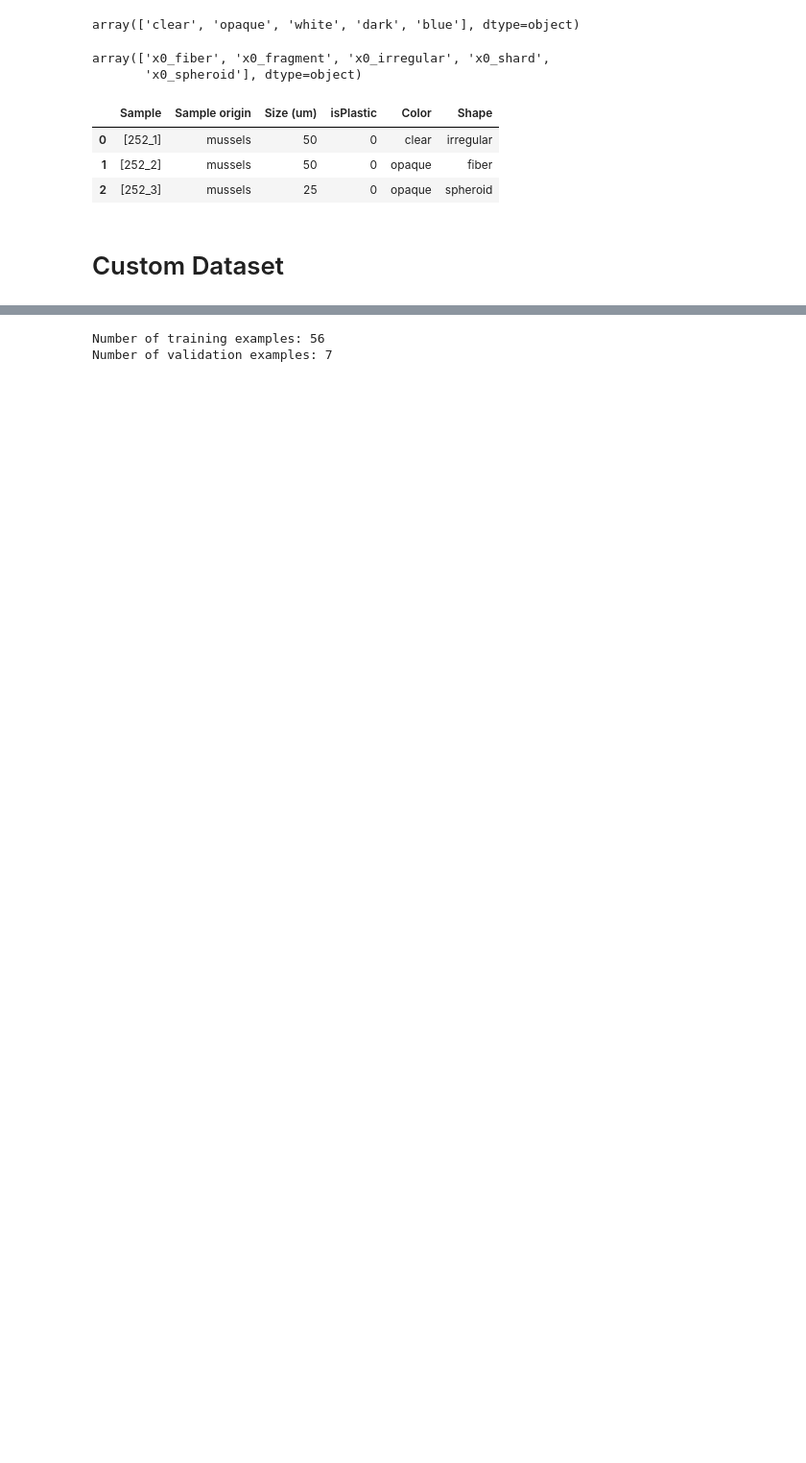
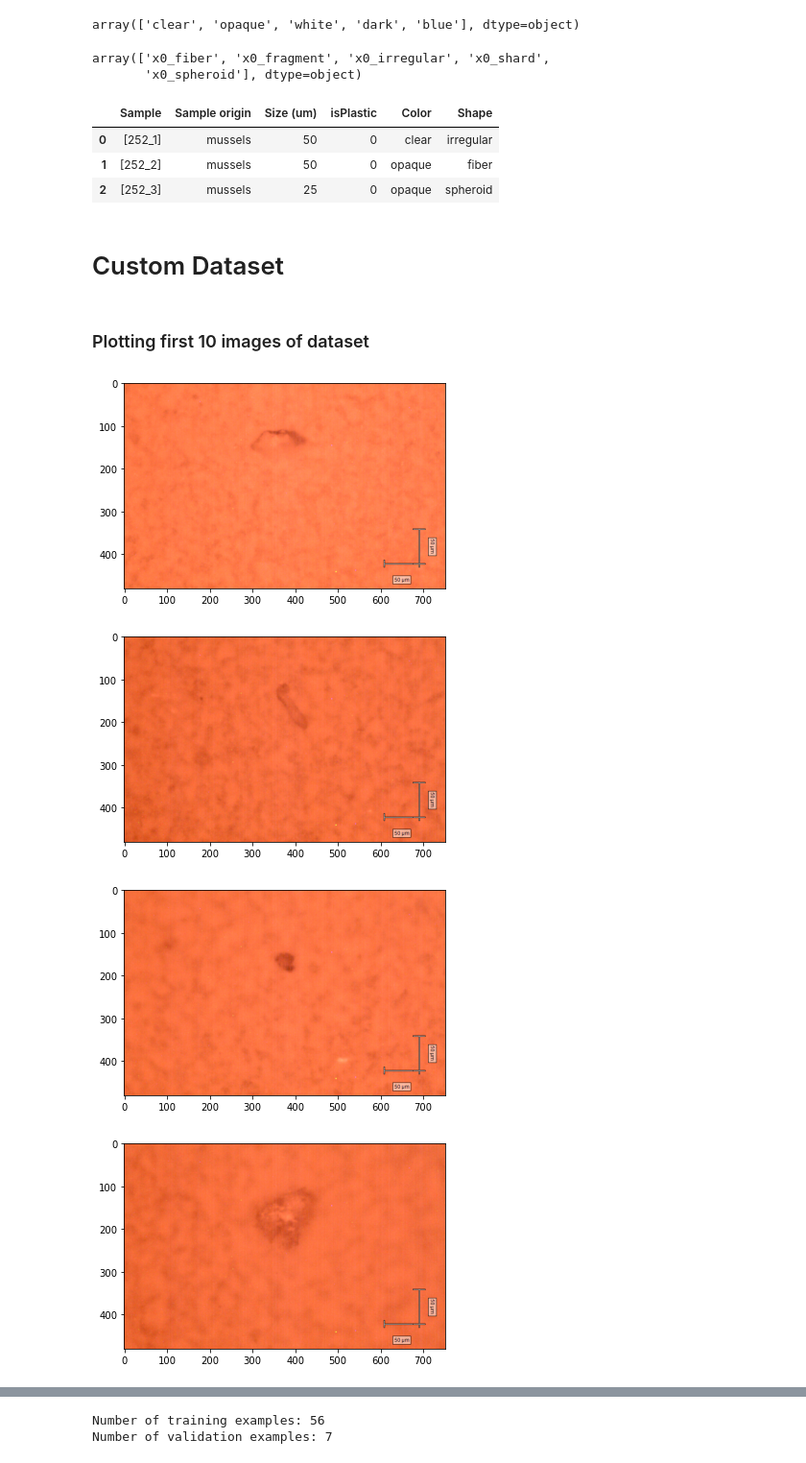
Before and after one commit to Fantastic-Microplastic-Machine/FmPM, a Jupyter notebook: fmpm/will/clean_and_class.ipynb, the cells around one changed output, grey strips where cells are left out. Shown at 96% size. Saved outputs shown, nothing was run; the diff lists cells and outputs as text; code cells hidden in the pictures; blank space fills up the shorter version.

```diff
--- a/fmpm/will/clean_and_class.ipynb
+++ b/fmpm/will/clean_and_class.ipynb
@@ -118,46 +120,63 @@ labels.head(3)
 # Custom Dataset
 # %%
 class tenX_dataset(torch.utils.data.Dataset):
-    """"""
+    """Class inherited from torch Dataset. Required methods are, init,
+    len, and getitem."""
 
     #Initializes dataset. Is only used once during the creating on a 'tenX_dataset' class
     #transform is an optional parameter, it defaults to none if nothing is passed into the class
     def __init__(self, labels_frame, image_dir, transform):
-        'Initialization'
+        """initializes an instance of the class. Here we store 4 variables
+        in the class. Calling init just looks like dataset = tenX_dataset(lables, 'image_folder', transform).
+
+        labels: altered version of csv file
+        image_dir: The file path to the folder the images are in
+        image_filenames: A list of all the image file names in the image folder
+        transform: A pytorch object. Works like a function. You call transform(x) and it performs
+                    a series of operations on x"""
+
         self.labels = labels_frame
         self.image_dir = image_dir
         self.image_filenames = os.listdir(self.image_dir)
         self.transform = transform
 
-    #Length of dataset
+
+
     def __len__(self):
+        """Returns the length of the dataset"""
         return len(self.labels)
 
-    #Return an single image with labels based on given index
+
+
     def __getitem__(self, idx):
-        #print('getitem')
+        """Returns a dictionary containing image and image data. Right now
+        it looks like sample = {'image': image, 'isPlastic': 0/1}"""
+
         image_id = self.labels['Sample'][idx]
         image_file = None
         image = None
 
+        #Searching through image folder for the filename we want.
+        #Has unsolved bug. Ex. when looking for image 252_1, it will display 252_10 instead
         for filename in self.image_filenames:
             if len(image_id) == 1:
                 if image_id[0] in filename:
-                    #print(image_id)
                     image_file = filename
                     break
             else:
                 if image_id[0] in filename and image_id[1] in filename:
-                    #print(image_id)
                     image_file = filename
                     break
 
+        #Right now if the image file is not found I just use the first image in the folder
+        #To refine this more, we should take this step out of the dataset class and into
+        #The training and testing loop. Where we will check if the sample['image'] == None
+        #For just testing the code this works for now
         if not image_file:
             #raise Exception('Could not find image file')
             image_file = self.image_filenames[0]
             image_filepath = os.path.join(self.image_dir, image_file)
             image = skimage.io.imread(image_filepath)
-
         else:
             image_filepath = os.path.join(self.image_dir, image_file)
             image = skimage.io.imread(image_filepath)
@@ -170,10 +189,9 @@ class tenX_dataset(torch.utils.data.Dataset):
 
         sample = {'image': image, 'plastic': self.labels['isPlastic'][idx]}
 
-        #This 'transform' will be where we specify how we edit the images (resize,
-        #change file type, data augmentation). It is defined outside this classs.
         if self.transform is not None:
             sample['image'] = self.transform(sample['image'])
+
         return sample
 # %%
 image_dir = 'data/images_10x'
@@ -195,7 +209,14 @@ for i in range(len(tenX)):
+# %% [markdown]
+### Plotting first 10 images of dataset
 # %%
 count = 0
 for im in samples:
     if type(im) != type(None):
-        #plt.figure(count)
-        #plt.imshow(im)
+        plt.figure(count)
+        plt.imshow(im)
         count+=1
+# %% [output]
+[figure, added]
+[figure, added]
+[figure, added]
+[figure, added]
```
Also changed, not shown: parts of 22 cells of this notebook.
